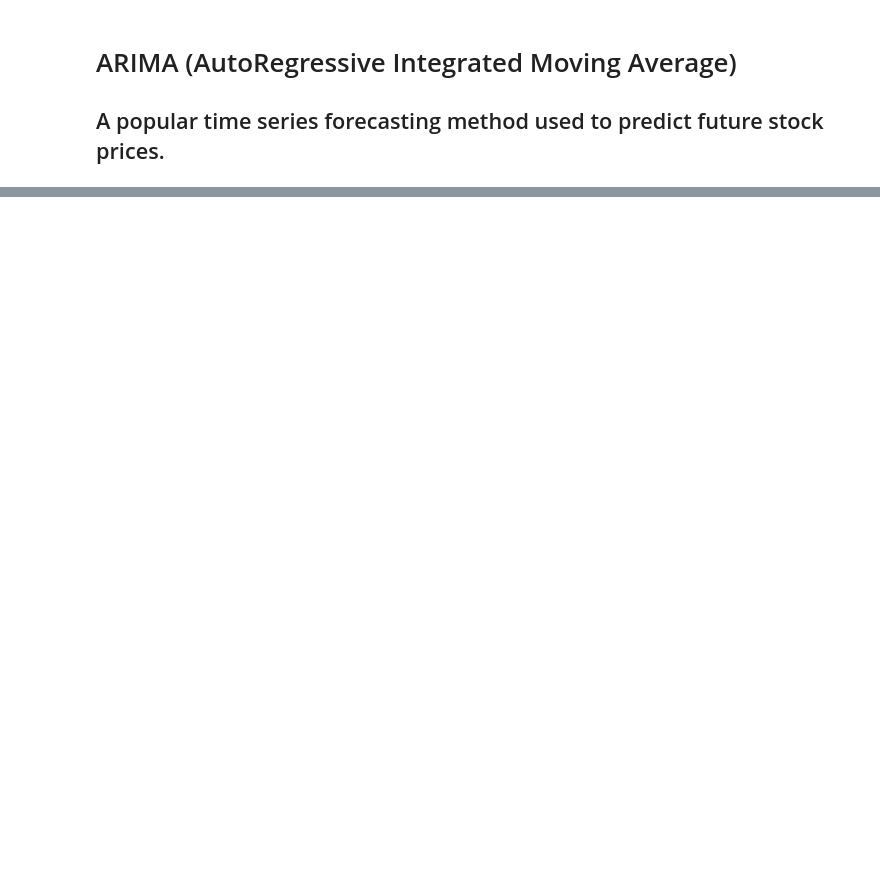
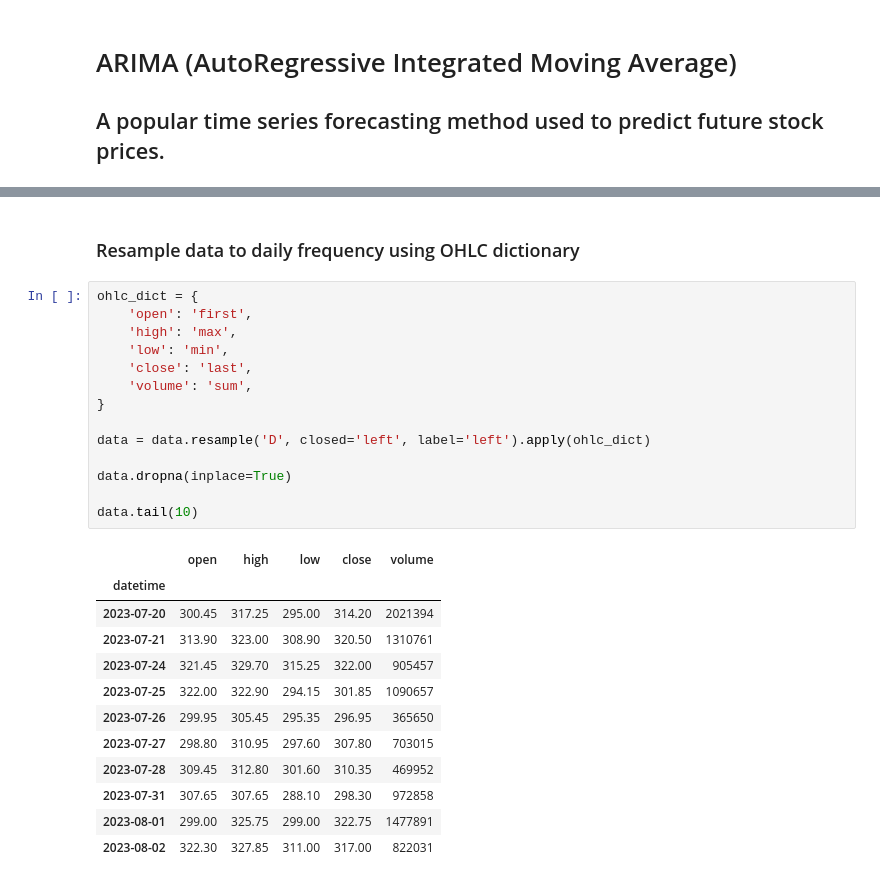
Before and after one commit to Aqua-4/stock_prediction, a Jupyter notebook: econometric_models/arima.ipynb, the cells around one changed output, grey strips where cells are left out. Saved outputs shown, nothing was run; the diff lists cells and outputs as text; blank space fills up the shorter version.

```diff
--- a/econometric_models/arima.ipynb
+++ b/econometric_models/arima.ipynb
@@ -31,0 +32,29 @@ data
+# %% [markdown]
+### Resample data to daily frequency using OHLC dictionary
+# %%
+ohlc_dict = {
+    'open': 'first',
+    'high': 'max',
+    'low': 'min',
+    'close': 'last',
+    'volume': 'sum',
+}
+
+data = data.resample('D', closed='left', label='left').apply(ohlc_dict)
+
+data.dropna(inplace=True)
+
+data.tail(10)
+# %% [output]
+|  | open | high | low | close | volume |
+| datetime |  |  |  |  |  |
+| 2023-07-20 | 300.45 | 317.25 | 295.00 | 314.20 | 2021394 |
+| 2023-07-21 | 313.90 | 323.00 | 308.90 | 320.50 | 1310761 |
+| 2023-07-24 | 321.45 | 329.70 | 315.25 | 322.00 | 905457 |
+| 2023-07-25 | 322.00 | 322.90 | 294.15 | 301.85 | 1090657 |
+| 2023-07-26 | 299.95 | 305.45 | 295.35 | 296.95 | 365650 |
+| 2023-07-27 | 298.80 | 310.95 | 297.60 | 307.80 | 703015 |
+| 2023-07-28 | 309.45 | 312.80 | 301.60 | 310.35 | 469952 |
+| 2023-07-31 | 307.65 | 307.65 | 288.10 | 298.30 | 972858 |
+| 2023-08-01 | 299.00 | 325.75 | 299.00 | 322.75 | 1477891 |
+| 2023-08-02 | 322.30 | 327.85 | 311.00 | 317.00 | 822031 |
```
Also changed, not shown: parts of 6 cells of this notebook, 1 other file.
